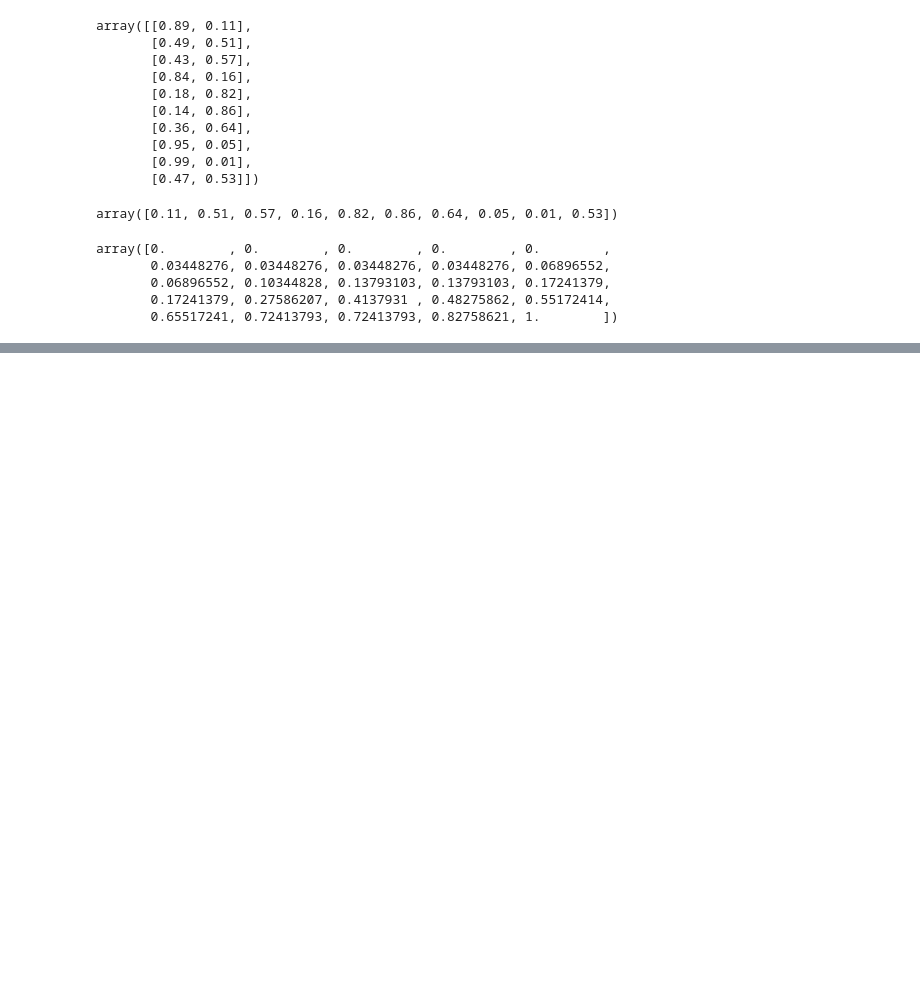
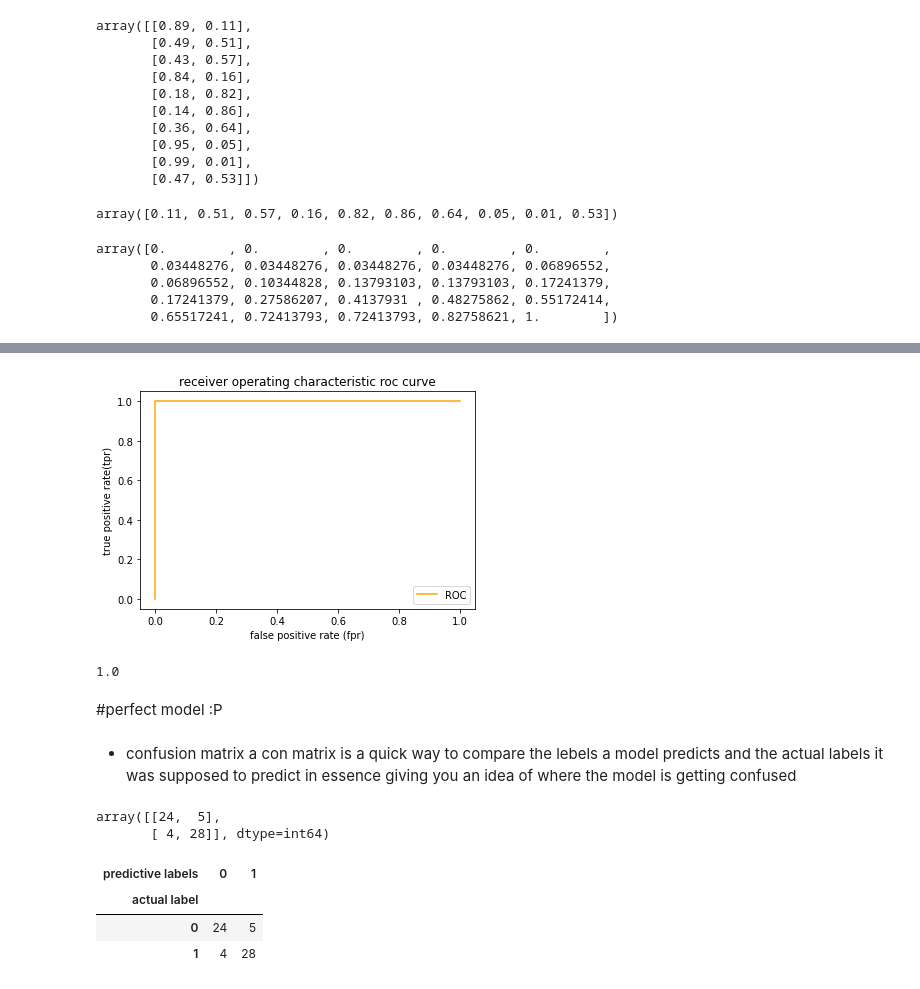
Before and after one commit to caxefaizan/S3_bucket_manipulation, a Jupyter notebook: scikit learn.ipynb, the cells around one changed output, grey strips where cells are left out. Cells and saved outputs as stored; diff of their text form; code cells hidden in the pictures; blank space fills up the shorter version.

```diff
--- a/scikit learn.ipynb
+++ b/scikit learn.ipynb
@@ -922,0 +952,34 @@ array([0.        , 0.        , 0.        , 0.        , 0.        ,
+# %%
+#plot perfect ROC curve and auc score
+
+fpr,tpr,thesholds = roc_curve(y_test,y_test)
+plot_roc_curve(fpr,tpr)
+# %% [output]
+[figure, added]
+# %%
+roc_auc_score(y_test,y_test)
+# %% [output]
+1.0
+# %% [markdown]
+#perfect model :P
+# %% [markdown]
+* confusion matrix
+a con matrix is a quick way to compare the lebels a model predicts and the actual labels it was supposed to predict
+in essence giving you an idea of where the model is getting confused
+# %%
+from sklearn.metrics import confusion_matrix
+
+y_preds  = clf.predict(X_test)
+
+confusion_matrix(y_test, y_preds)
+# %% [output]
+array([[24,  5],
+       [ 4, 28]], dtype=int64)
+# %%
+#visualize con mat with pd.crosstab()
+pd.crosstab(y_test, y_preds, rownames=['actual label'], colnames=['predictive labels'])
+# %% [output]
+| predictive labels | 0 | 1 |
+| actual label |  |  |
+| 0 | 24 | 5 |
+| 1 | 4 | 28 |
```
Also changed, not shown: parts of 22 cells of this notebook.
